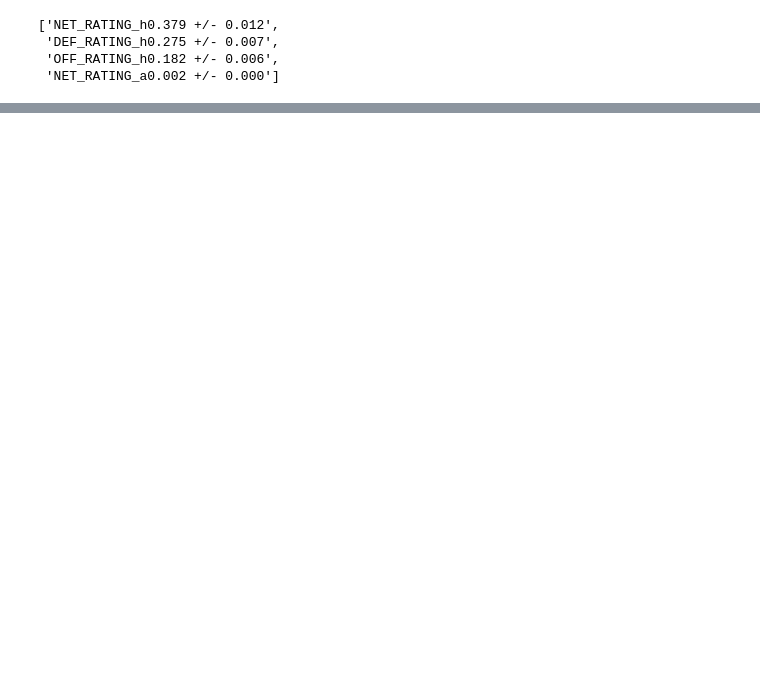
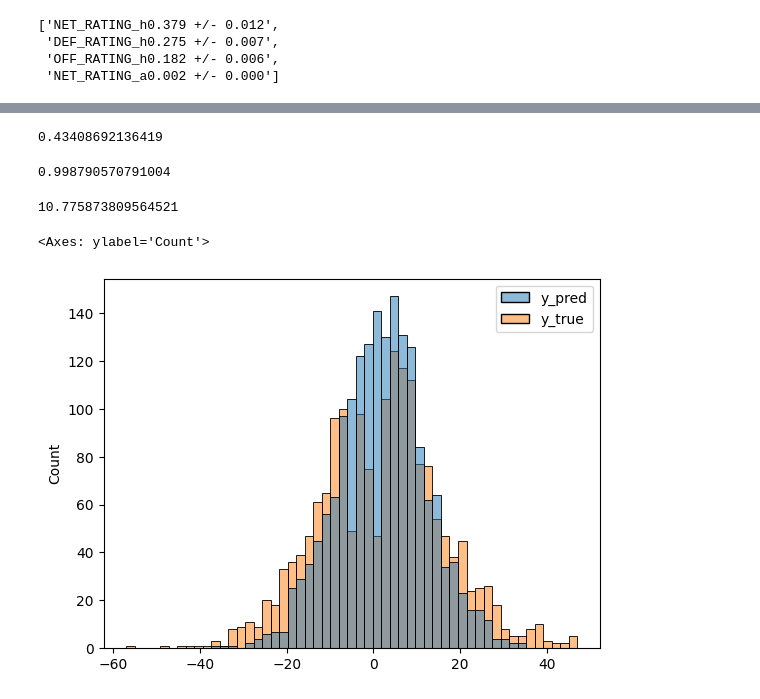
Before and after one commit to alecmatt5/nba_betting_analysis, a Jupyter notebook: backend/notebooks/Ricky_XGboost.ipynb, the cells around one changed output, grey strips where cells are left out. Cells and saved outputs as stored; diff of their text form; code cells hidden in the pictures; blank space fills up the shorter version.

Commit message:
xgboosting & warning when using pysbr make sure to add the team names to replace participant id in the pkl files

```diff
--- a/backend/notebooks/Ricky_XGboost.ipynb
+++ b/backend/notebooks/Ricky_XGboost.ipynb
@@ -53,0 +84,32 @@ dtrain = xgb.DMatrix(data, label=label)
+# %%
+df_train = pd.read_pickle("../data/pkl/X_PREPROC_ADVANCED_TEAM_ALL")
+# df_train["TEAM_ABBREVIATION_h"] = df_train["TEAM_ABBREVIATION_h"].astype("category")
+# df_train["TEAM_ABBREVIATION_a"] = df_train["TEAM_ABBREVIATION_a"].astype("category")
+columns_drop = ['OFF_RATING_h',
+ 'DEF_RATING_h',
+ 'NET_RATING_h',
+ 'AST_PCT_h',
+ 'AST_TOV_h',
+ 'OREB_PCT_h',
+ 'DREB_PCT_h',
+ 'REB_PCT_h',
+ 'TM_TOV_PCT_h',
+ 'EFG_PCT_h',
+ 'TS_PCT_h',
+ 'PACE_h',
+ 'POSS_h','OFF_RATING_a',
+ 'DEF_RATING_a',
+ 'NET_RATING_a',
+ 'AST_PCT_a',
+ 'AST_TOV_a',
+ 'OREB_PCT_a',
+ 'DREB_PCT_a',
+ 'REB_PCT_a',
+ 'TM_TOV_PCT_a',
+ 'EFG_PCT_a',
+ 'TS_PCT_a',
+ 'PACE_a',
+ 'POSS_a']
+df_train = df_train.drop(columns_drop, axis=1)
+df_target = pd.read_pickle("../data/pkl/y_ADVANCED_TEAM_ALL")
+X_train, X_test, y_train, y_test = train_test_split(df_train, df_target, random_state=0, test_size=0.3)
@@ -53,0 +134,9 @@ dtrain = xgb.DMatrix(data, label=label)
+# %%
+n_iter_search = 500
+#reg = XGBRegressor(nthread=-1)
+xg_model = XGBRegressor(subsample= 0.39, reg_lambda= 0.02829999999999995,reg_alpha=0.03329999999999998, objective= 'reg:pseudohubererror', n_estimators= 647, max_depth=32,
+                        learning_rate = 0.021399999999999992, huber_slope=4.5600000000000005, n_jobs=-1)
+# random_search = RandomizedSearchCV(reg, param_distributions=params,
+#                                    n_iter=n_iter_search, cv=5, scoring='neg_mean_squared_error', n_jobs=)
+# %%
+xg_model.fit(X_train, y_train)
@@ -53,0 +181,8 @@ dtrain = xgb.DMatrix(data, label=label)
+# %%
+r2_score(y_test, np.round(xg_model.predict(X_test)))
+# %% [output]
+0.43408692136419
+# %%
+r2_score(y_train, np.round(xg_model.predict(X_train)))
+# %% [output]
+0.998790570791004
@@ -53,0 +191,9 @@ dtrain = xgb.DMatrix(data, label=label)
+# %%
+rmse
+# %% [output]
+10.775873809564521
+# %%
+sns.histplot(pd.DataFrame({'y_pred':xg_model.predict(X_test), 'y_true':y_test}))
+# %% [output]
+<Axes: ylabel='Count'>
+[figure, added]
```
Also changed, not shown: parts of 24 cells of this notebook, 3 other files.
